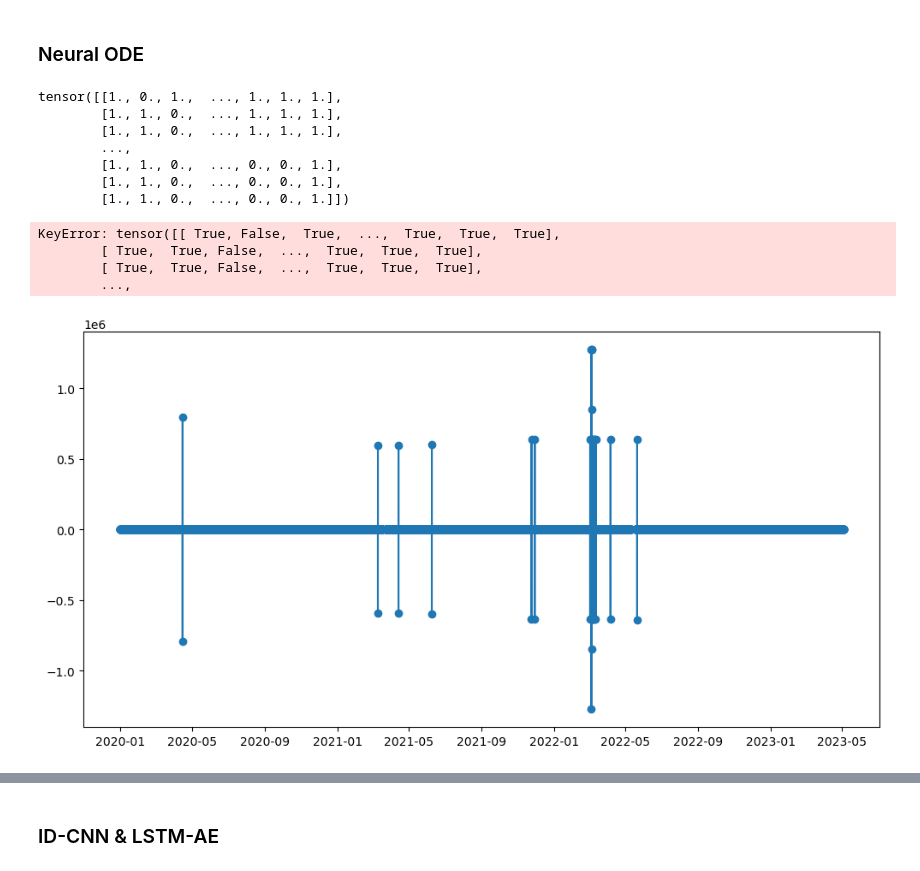
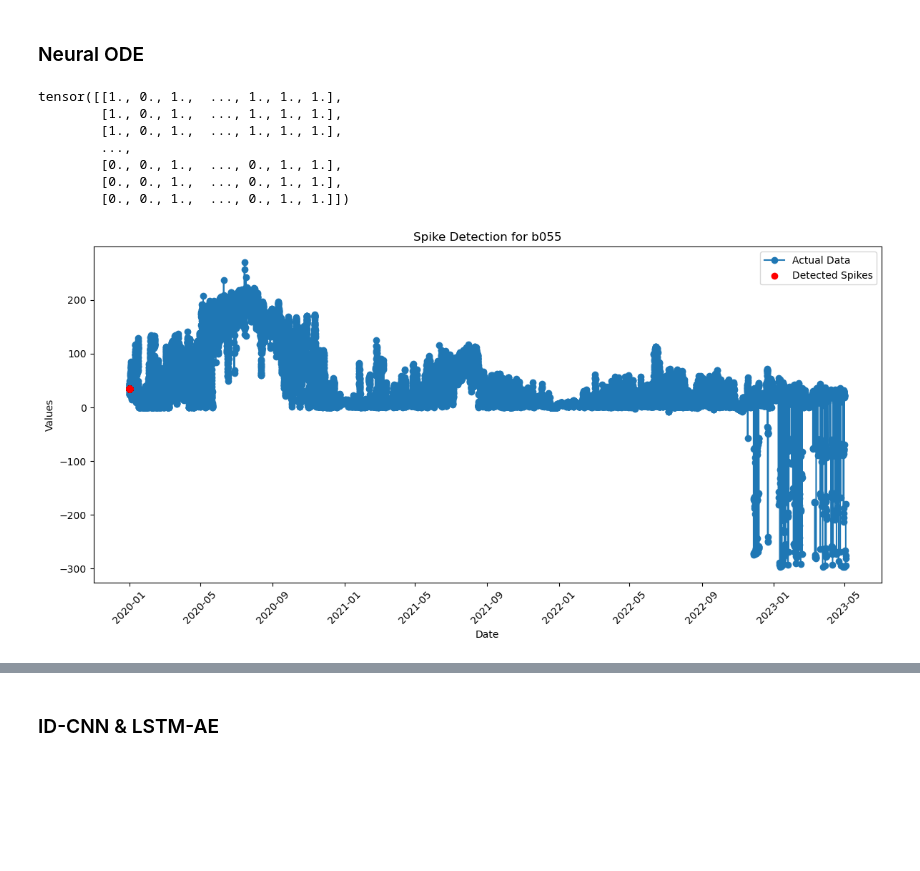
Before and after one commit to techzzt/NeuralODE-NF, a Jupyter notebook: ADD_NeuralODE.ipynb, the cells around one changed output, grey strips where cells are left out. Drawn from its saved outputs; the diff is of its cells as text; code cells hidden in the pictures; blank space fills up the shorter version.

```diff
--- a/ADD_NeuralODE.ipynb
+++ b/ADD_NeuralODE.ipynb
@@ -98,0 +112,7 @@ No artists with labels found to put in legend.  Note that artists whose label st
+# %%
+### spike 처리
+
+date = df['date']
+df = df[df.iloc[:, :-1] < 300]
+df = df[df.iloc[:, :-1] > -300]
+df['date'] = date
@@ -146,46 +188,44 @@ def detect_spikes_with_periodicity(df, column_names, threshold):
     spikes = (solution.squeeze() > threshold).float()
     return spikes, data_tensor
 
-
 # 스파이크 감지 실행
-threshold = 20  # 예시 임계값
+threshold = 2  # 예시 임계값
 spikes, data_tensor = detect_spikes_with_periodicity(df, ['b055', 'b103', 'b166', 'b002', 'b084'], threshold)
 print(spikes)
 # %% [output]
 tensor([[1., 0., 1.,  ..., 1., 1., 1.],
-        [1., 1., 0.,  ..., 1., 1., 1.],
-        [1., 1., 0.,  ..., 1., 1., 1.],
+        [1., 0., 1.,  ..., 1., 1., 1.],
+        [1., 0., 1.,  ..., 1., 1., 1.],
         ...,
-        [1., 1., 0.,  ..., 0., 0., 1.],
-        [1., 1., 0.,  ..., 0., 0., 1.],
-        [1., 1., 0.,  ..., 0., 0., 1.]])
+        [0., 0., 1.,  ..., 0., 1., 1.],
+        [0., 0., 1.,  ..., 0., 1., 1.],
+        [0., 0., 1.,  ..., 0., 1., 1.]])
 # %%
 # 결과 시각화
 def plot_spikes_for_single_variable(df, col, spikes):
     plt.figure(figsize=(12, 6))
     plt.plot(df['date'], df[col], label='Actual Data', marker='o')
 
     # 스파이크 감지 결과를 1차원으로 변환
-    spike_indices = spikes.squeeze().bool()  # 1차원으로 변환
+    spike_indices = spikes.squeeze().bool()
     # 스파이크 인덱스에 맞춰 데이터 필터링
-    plt.scatter(df['date'][spike_indices], df[col][spike_indices], color='red', label='Detected Spikes', zorder=5)
+    if spike_indices.ndim > 1:  # 2차원인 경우
+        spike_indices = spike_indices[:, 0]  # 첫 번째 열만 사용
+
+    plt.scatter(df['date'].iloc[spike_indices], df[col].iloc[spike_indices], color='red', label='Detected Spikes', zorder=5)
 
     plt.title(f'Spike Detection for {col}')
     plt.xlabel('Date')
     plt.ylabel('Values')
     plt.xticks(rotation=45)
     plt.legend()
     plt.tight_layout()
     plt.show()
 
 # 예시로 'b055' 변수에 대해 시각화
 plot_spikes_for_single_variable(df, 'b055', spikes)
 # %% [output]
-KeyError: tensor([[ True, False,  True,  ...,  True,  True,  True],
-        [ True,  True, False,  ...,  True,  True,  True],
-        [ True,  True, False,  ...,  True,  True,  True],
-        ...,
-[figure, old version]
+[figure, new version]
 # %%
 import torch
 import torch.nn as nn
```
Also changed, not shown: parts of 4 cells of this notebook.
